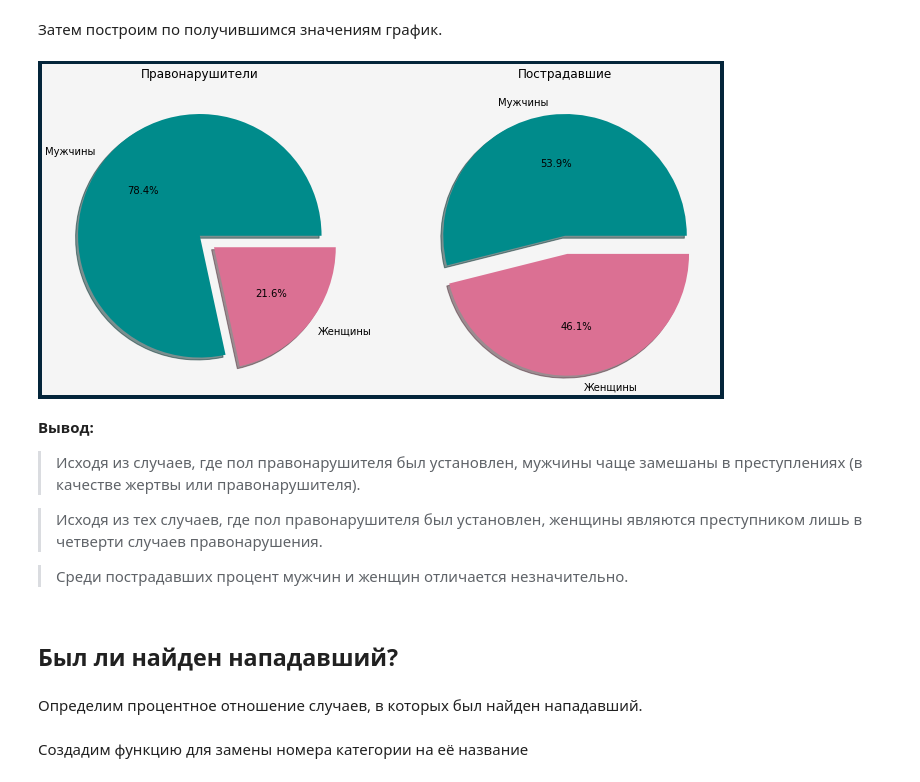
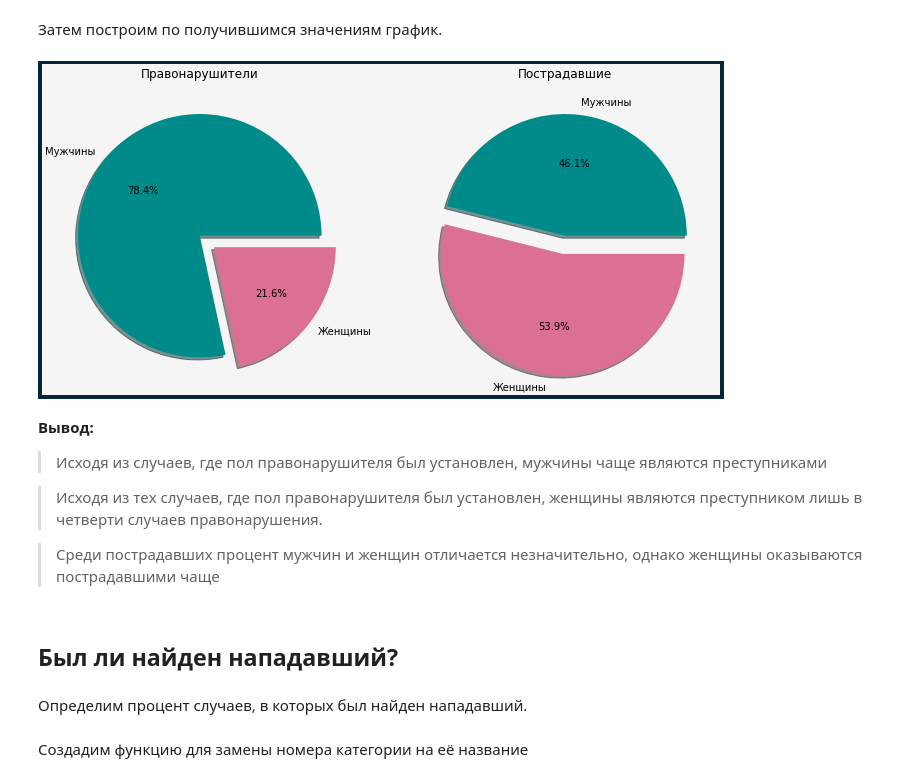
Before and after one commit to litosha/sirius, a Jupyter notebook: Анализ.ipynb, the cells around one changed output. Drawn from its saved outputs; the diff is of its cells as text; code cells hidden in the pictures.

```diff
--- a/Анализ.ipynb
+++ b/Анализ.ipynb
@@ -395,39 +393,39 @@ for i in range(len(offender_count)):
 # %%
 plt.figure(figsize=(12, 8), linewidth=8, edgecolor="#04253a") \
 .set_facecolor(digclr)
 
 ax = plt.subplot(1, 2, 1)
 ax.set_title("Правонарушители")
 ax.grid(which='major', color = 'gray', axis='y', linestyle=':')
 ax.pie(offender_count,
        labels=["Мужчины", "Женщины"],
        colors=('darkcyan', 'palevioletred'),
        explode=(0, 0.15),
         shadow=True, autopct='%1.1f%%')
 
 ax = plt.subplot(1, 2, 2)
 ax.set_title("Пострадавшие")
 ax.grid(which='major', color = 'gray', axis='y', linestyle=':')
 
-ax.pie(victim_count,  labels=["Мужчины", "Женщины"],
+ax.pie(victim_count[::-1],  labels=["Мужчины", "Женщины"],
        colors=('darkcyan', 'palevioletred'),
       explode=(0, 0.15),
         shadow=True, autopct='%1.1f%%')
 
 plt.show()
 # %% [output]
-[figure, old version]
+[figure, new version]
 # %% [markdown]
 **Вывод:**
-> Исходя из случаев, где пол правонарушителя был установлен, мужчины чаще замешаны в преступлениях (в качестве жертвы или правонарушителя).
+> Исходя из случаев, где пол правонарушителя был установлен, мужчины чаще являются преступниками
 
 > Исходя из тех случаев, где пол правонарушителя был установлен, женщины являются преступником лишь в четверти случаев правонарушения.
 
-> Среди пострадавших процент мужчин и женщин отличается незначительно.
+> Среди пострадавших процент мужчин и женщин отличается незначительно, однако женщины оказываются пострадавшими чаще
 # %% [markdown]
 ## Был ли найден нападавший?
 # %% [markdown]
-Определим процентное отношение случаев, в которых был найден нападавший.
+Определим процент случаев, в которых был найден нападавший.
 # %% [markdown]
 Создадим функцию для замены номера категории на её название
 # %%
```
Also changed, not shown: parts of 93 cells of this notebook.
